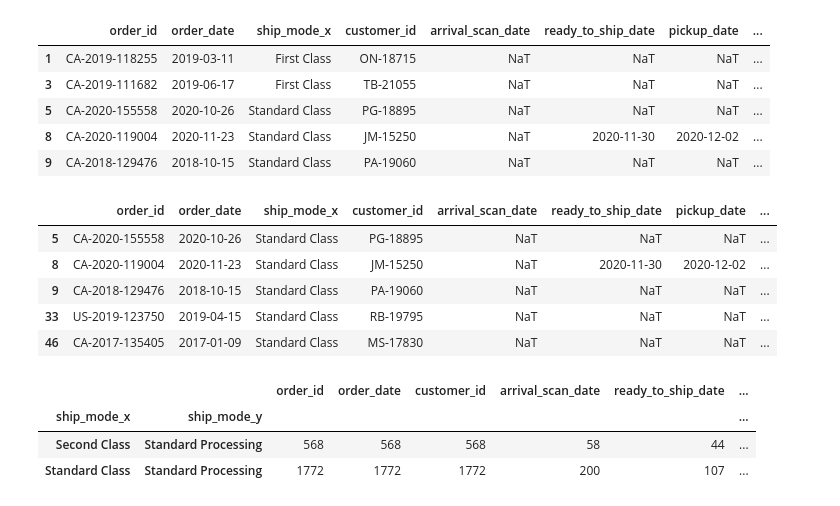
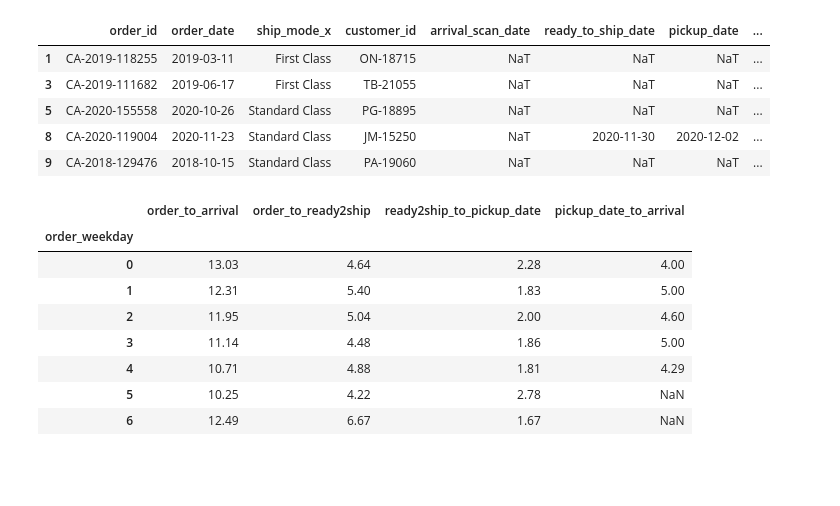
Before and after one commit to cophi-dev/EDA_muesli_group1, a Jupyter notebook: EDA_phillipp.ipynb, the cells around one changed output. Cells and saved outputs as stored; diff of their text form; code cells hidden in the pictures; blank space fills up the shorter version.

```diff
--- a/EDA_phillipp.ipynb
+++ b/EDA_phillipp.ipynb
@@ -22,7 +22,7 @@ plt.style.use('fivethirtyeight')
 ## Orders-Dataset
 # %%
 # read in csv file and display first 5 rows of #!CAMPAIGN DATA
-df_orders = pd.read_csv("data/Group_1_MuesliProjectrawdata-Orders.csv", header=1)
+df_orders = pd.read_csv("data/Group_1_Muesli_Project_raw_data-Orders.csv")
 df_orders.rename(columns=lambda x : x.lower(), inplace=True)
 df_orders.rename(columns=lambda x : x.replace(' ', '_'), inplace=True)
 df_orders.head()
@@ -394,14 +394,18 @@ memory usage: 469.7+ KB
 | 4 | CA-2018-135545 | 2018-11-24 | Standard Class | KM-16720 | NaT | NaT | NaT | ... |
 # %%
 #Check if the two order date columns are the same
-final_dataset["delta_order_date"] = final_dataset["order_date_x"] - final_dataset["order_date_y"]
-final_dataset.delta_order_date.describe()
+#final_dataset["delta_order_date"] = final_dataset["order_date_x"] - final_dataset["order_date_y"]
+#final_dataset.delta_order_date.describe()
 # Yes, they are -> 0 days time difference for all entries
+#final_dataset["delta_pickup_truck"] = final_dataset["pickup_date"] - final_dataset["on_truck_scan_date"]
+#final_dataset.delta_pickup_truck.describe()
+# Yes, they are -> 0 days time difference for all entries -> pickup_date can be dropped as it has less values
 # drop one order date column and ship_mode_y as ship_mode_x has less non-null cells -> ship_mode_x not deleted yet for traceability
-final_dataset.drop(["order_date_y", "delta_order_date"], axis=1, inplace=True)
+#final_dataset.drop(["order_date_y", "delta_order_date", "delta_pickup_truck", "pickup_date"], axis=1, inplace=True)
 # rename column
 final_dataset.rename(columns={"order_date_x": "order_date"}, inplace=True)
 
 # show dataset
-final_dataset.head()
+#final_dataset.head()
+final_dataset.info()
 # %% [output]
@@ -415,8 +431,9 @@ final_dataset.head()
 # Calculate actual day in process phases
 final_dataset["order_to_arrival"] = (final_dataset["arrival_scan_date"] - final_dataset["order_date"]).dt.days
 final_dataset["order_to_ready2ship"] = (final_dataset["ready_to_ship_date"] - final_dataset["order_date"]).dt.days
-final_dataset["ready2ship_to_pickup_date"] = (final_dataset["pickup_date"] - final_dataset["ready_to_ship_date"]).dt.days
-final_dataset["pickup_date_to_arrival"] = (final_dataset["arrival_scan_date"] - final_dataset["pickup_date"]).dt.days
+final_dataset["ready2ship_to_truck_date"] = (final_dataset["on_truck_scan_date"] - final_dataset["ready_to_ship_date"]).dt.days
+final_dataset["order_to_truck_date"] = (final_dataset["on_truck_scan_date"] - final_dataset["order_date"]).dt.days
+final_dataset["truck_date_to_arrival"] = (final_dataset["arrival_scan_date"] - final_dataset["on_truck_scan_date"]).dt.days
 
 
 display(final_dataset.describe())
@@ -635,27 +653,28 @@ display(final_dataset_monday.head())
 # %%
 #make new dataframes for each ordering day - NORMAL
 
-final_dataset_normal_monday = final_dataset_normal.query("order_weekday == 0")
-final_dataset_normal_tuesday = final_dataset_normal.query("order_weekday == 1")
-final_dataset_normal_wednesday = final_dataset_normal.query("order_weekday == 2")
-final_dataset_normal_thursday = final_dataset_normal.query("order_weekday == 3")
-final_dataset_normal_friday = final_dataset_normal.query("order_weekday == 4")
-final_dataset_normal_saturday = final_dataset_normal.query("order_weekday == 5")
-final_dataset_normal_sunday = final_dataset_normal.query("order_weekday == 6")
+# final_dataset_normal_monday = final_dataset_normal.query("order_weekday == 0")
+# final_dataset_normal_tuesday = final_dataset_normal.query("order_weekday == 1")
+# final_dataset_normal_wednesday = final_dataset_normal.query("order_weekday == 2")
+# final_dataset_normal_thursday = final_dataset_normal.query("order_weekday == 3")
+# final_dataset_normal_friday = final_dataset_normal.query("order_weekday == 4")
+# final_dataset_normal_saturday = final_dataset_normal.query("order_weekday == 5")
+# final_dataset_normal_sunday = final_dataset_normal.query("order_weekday == 6")
 
-display(final_dataset_normal_monday.head())
-display(final_dataset_normal.groupby(['ship_mode_x', 'ship_mode_y']).count())
+# display(final_dataset_normal_monday.head())
+# display(final_dataset_normal_monday.describe())
+
+final_dataset_normal.groupby('order_weekday').mean()
 # %% [output]
-|  | order_id | order_date | ship_mode_x | customer_id | arrival_scan_date | ready_to_ship_date | pickup_date | ... |
-| 5 | CA-2020-155558 | 2020-10-26 | Standard Class | PG-18895 | NaT | NaT | NaT | ... |
-| 8 | CA-2020-119004 | 2020-11-23 | Standard Class | JM-15250 | NaT | 2020-11-30 | 2020-12-02 | ... |
-| 9 | CA-2018-129476 | 2018-10-15 | Standard Class | PA-19060 | NaT | NaT | NaT | ... |
-| 33 | US-2019-123750 | 2019-04-15 | Standard Class | RB-19795 | NaT | NaT | NaT | ... |
-| 46 | CA-2017-135405 | 2017-01-09 | Standard Class | MS-17830 | NaT | NaT | NaT | ... |
+|  | order_to_arrival | order_to_ready2ship | ready2ship_to_pickup_date | pickup_date_to_arrival |
+| order_weekday |  |  |  |  |
+| 0 | 13.03 | 4.64 | 2.28 | 4.00 |
+| 1 | 12.31 | 5.40 | 1.83 | 5.00 |
+| 2 | 11.95 | 5.04 | 2.00 | 4.60 |
+| 3 | 11.14 | 4.48 | 1.86 | 5.00 |
+| 4 | 10.71 | 4.88 | 1.81 | 4.29 |
+| 5 | 10.25 | 4.22 | 2.78 | NaN |
+| 6 | 12.49 | 6.67 | 1.67 | NaN |
-|  |  | order_id | order_date | customer_id | arrival_scan_date | ready_to_ship_date | ... |
-| ship_mode_x | ship_mode_y |  |  |  |  |  | ... |
-| Second Class | Standard Processing | 568 | 568 | 568 | 58 | 44 | ... |
-| Standard Class | Standard Processing | 1772 | 1772 | 1772 | 200 | 107 | ... |
 # %%
 #make new dataframes for each ordering day - EXPRESS
 
```
Also changed, not shown: parts of 8 cells of this notebook.
